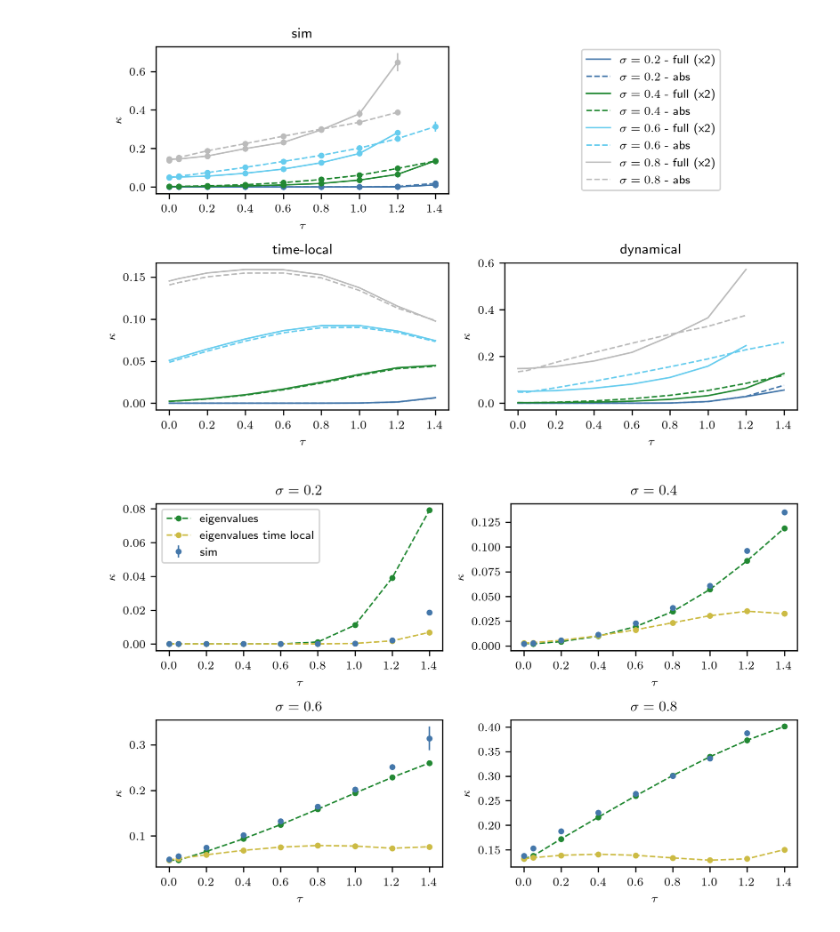
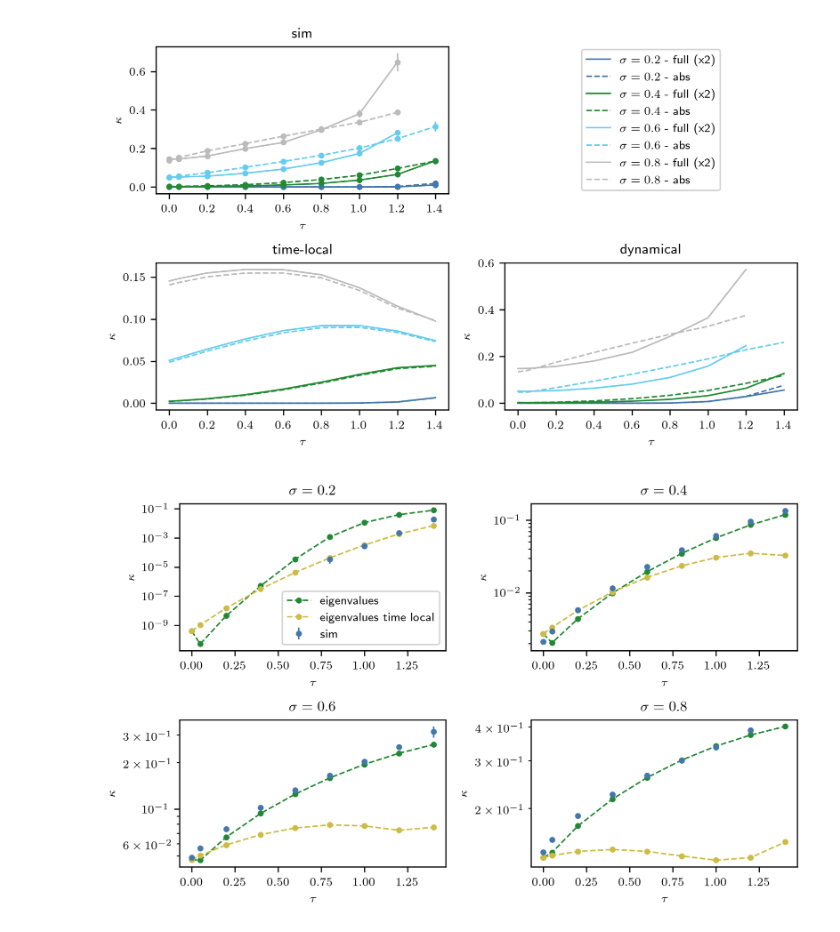
Before and after one commit to NilsToAn/overdampedDelayHarmonicOscillator, a Jupyter notebook: paper/cusp_rate.ipynb, the cells around one changed output. Cells and saved outputs as stored; diff of their text form; code cells hidden in the pictures.

```diff
--- a/paper/cusp_rate.ipynb
+++ b/paper/cusp_rate.ipynb
@@ -543,22 +543,23 @@ plt.savefig(f"graphics/cusp_compare_rate_type.pdf")
 # %%
 # Eigen values
 fig, axs = plt.subplots(2, 2, figsize=(two_col, 2 * std_height))
 for j, ax in enumerate(axs.flatten()):
     i = 2 * j
     ax.set_title(f"$\sigma = {round(s_s[i], 2)}$")
     ax.errorbar(ltaus, both_sim_rate[1][i, :, 0], both_sim_rate[1][i, :, 1], **sim_plt_set)
     ax.plot(ltaus, eig_rate[i, :], marker = '.', ls="--", color=f"C2", label = "eigenvalues")
     ax.plot(ltaus, eig_rate_tl[i, :], marker = '.', ls="--", color=f"C3", label = "eigenvalues time local")
     #ax.plot(ltaus, num_rate_tl[i, :, 0], **cusp_til_plt_set)
+    ax.set_yscale('log')
 
 
     ax.set_xlabel(r"$\tau$")
     if absorbing:
         ax.set_ylabel(r"$\kappa$")
     else:
         ax.set_ylabel(r"$2 \kappa$")
 axs[0, 0].legend()
 
 plt.tight_layout()
 # %% [output]
-[figure, old version]
+[figure, new version]
```
Also changed, not shown: 45 other files.
